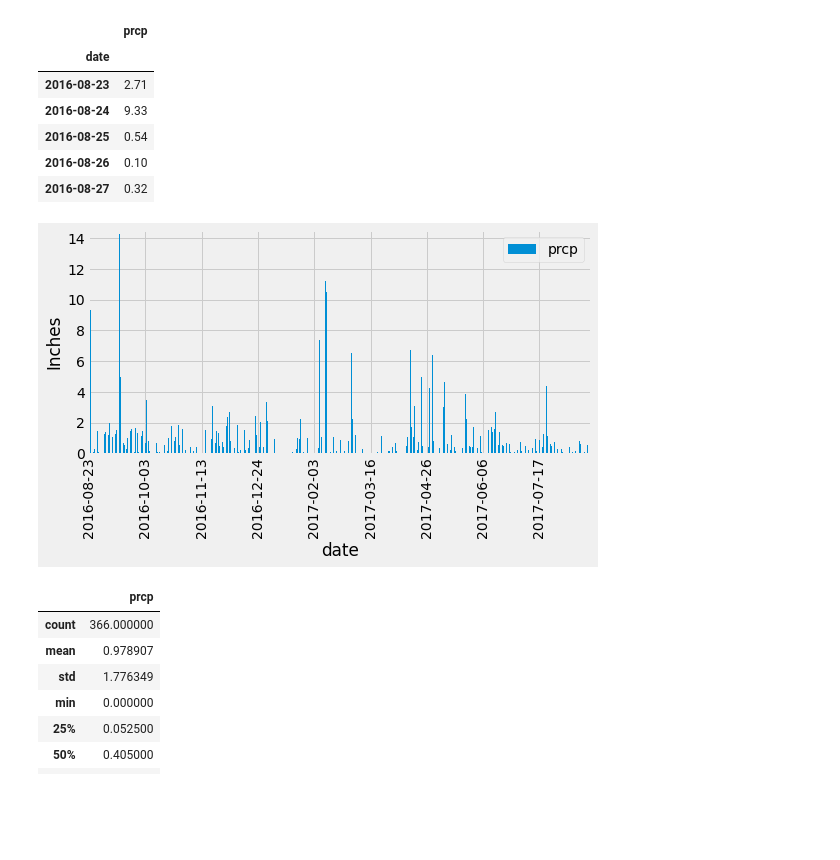
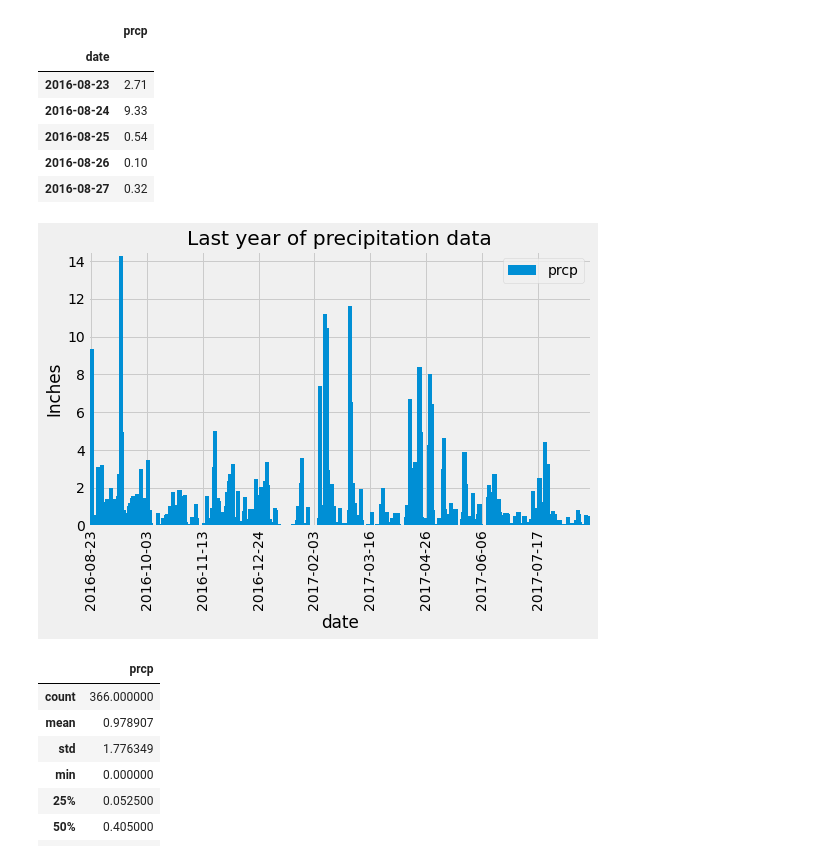
Before and after one commit to colebarnes7/sqlalchemy-challenge, a Jupyter notebook: main/climate_analysis.ipynb, the cells around one changed output. Drawn from its saved outputs; the diff is of its cells as text; code cells hidden in the pictures; blank space fills up the shorter version.

```diff
--- a/main/climate_analysis.ipynb
+++ b/main/climate_analysis.ipynb
@@ -94,11 +94,12 @@ df.head()
 | 2016-08-27 | 0.32 |
 # %%
 # Use Pandas Plotting with Matplotlib to plot the data
-precipitation_plot = df.plot(kind="bar", figsize=(8,5), ylabel="Inches", ylim=(0,(df['prcp'].max()+0.25)))
+precipitation_plot = df.plot(kind="bar", figsize=(8,6), ylabel="Inches", ylim=(0,(df['prcp'].max()+0.25)),
+                            title="Last year of precipitation data", width=3)
 plt.locator_params(nbins=9)
 plt.tight_layout()
 # %% [output]
-[figure, old version]
+[figure, new version]
 # %%
 # Use Pandas to calcualte the summary statistics for the precipitation data
 df.describe()
```
Also changed, not shown: parts of 1 cell of this notebook.
